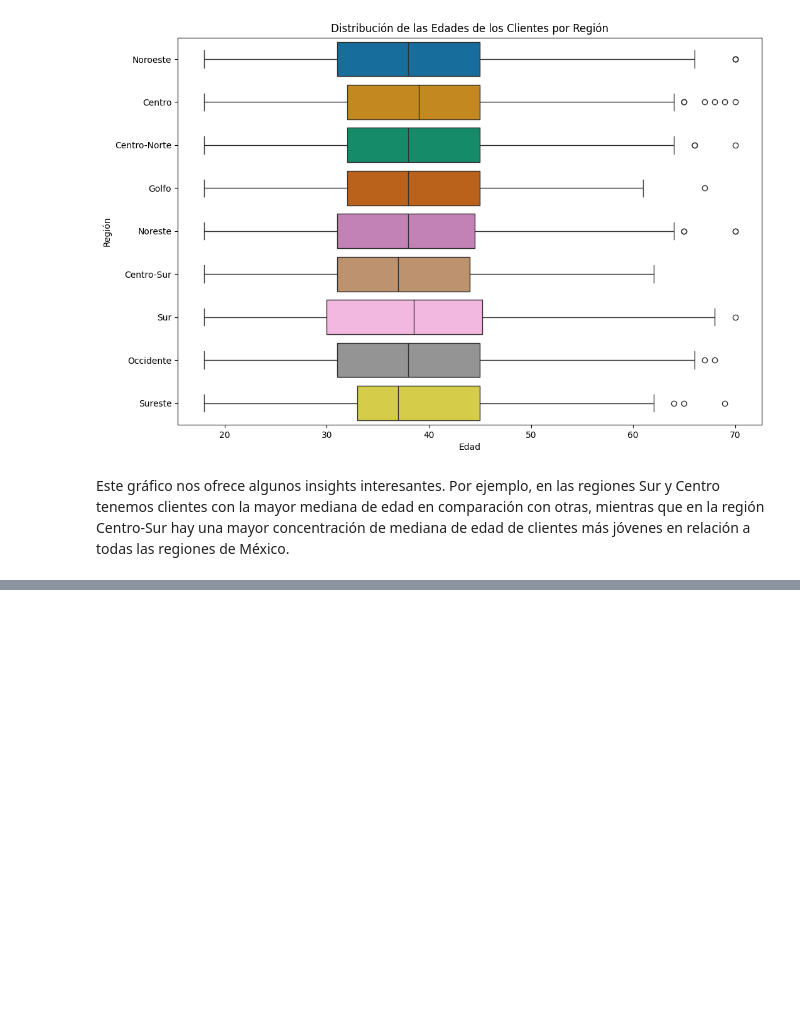
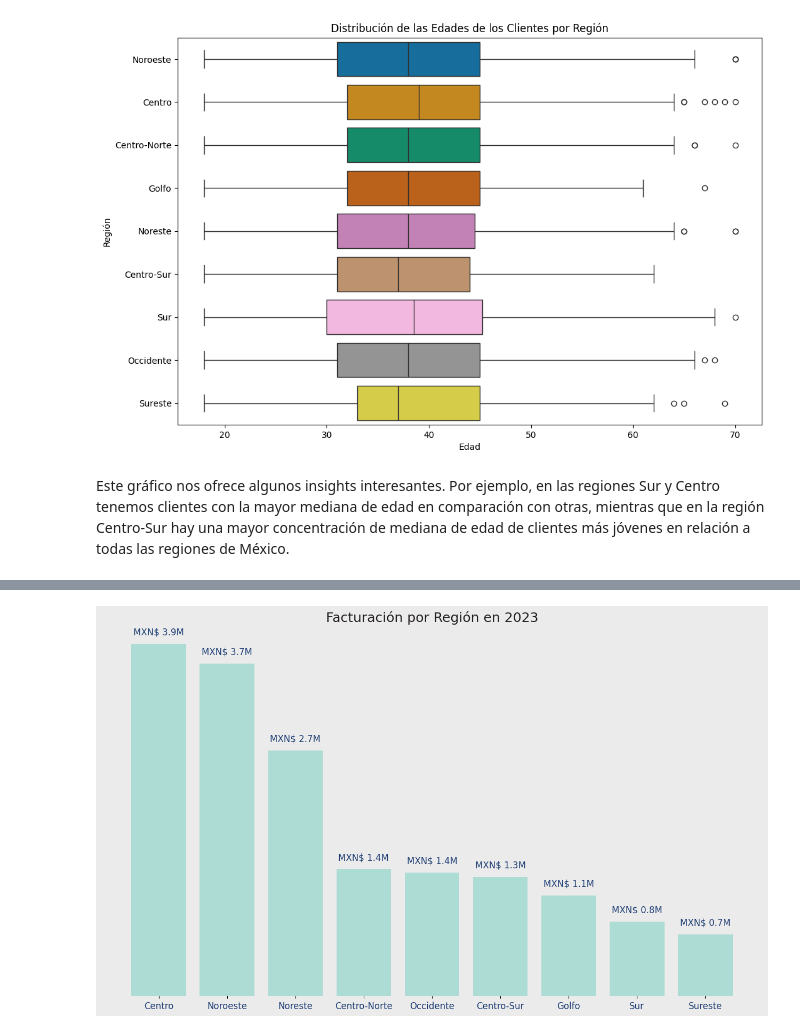
Before and after one commit to DaniGa-Mo/IA_Ciencia_de_Datos, a Jupyter notebook: Desafios_Zoop.ipynb, the cells around one changed output, grey strips where cells are left out. Saved outputs shown, nothing was run; the diff lists cells and outputs as text; code cells hidden in the pictures; blank space fills up the shorter version.

```diff
--- a/Desafios_Zoop.ipynb
+++ b/Desafios_Zoop.ipynb
@@ -213,0 +226,39 @@ Este gráfico nos ofrece algunos insights interesantes. Por ejemplo, en las regi
+# %%
+# ===============================
+# Paleta (hex)
+# ===============================
+ROJO_1, ROJO_2, ROJO_3 = "#e23155", "#cc2c4e", "#b32742"
+AZUL_1, AZUL_2, AZUL_3 = "#203f75", "#1c3867", "#19325b"
+BLANCO, GRIS_1, GRIS_2, GRIS_3, GRIS_4, GRIS_5 = (
+    "#ffffff", "#ebebeb", "#d9d9d9", "#cccccc", "#555655", "#231f20"
+)
+AQUA_1, AQUA_2, AQUA_3 = "#addcd4", "#9fccc5", "#96bfb9"
+# %%
+import matplotlib.pyplot as plt
+
+# Ejemplo de datos agrupados por región y suma de la facturación
+# facturacion_por_region = df.groupby('region')['facturacion'].sum().reset_index()
+
+# Ordenación de los datos para una mejor visualización (suponiendo que los datos ya estén preparados)
+# facturacion_por_region = facturacion_por_region.sort_values(by='facturacion', ascending=False)
+
+# Configuraciones generales de la figura
+plt.figure(figsize=(16, 9), facecolor=GRIS_1)
+plt.gca().set_facecolor(GRIS_1)  # Configuración del fondo del gráfico
+
+# Creación del gráfico de columnas
+plt.bar(facturacion_por_region['region'], facturacion_por_region['facturacion'] / 1e6, color=AQUA_1)
+plt.title('Facturación por Región en 2023', color=GRIS_5, fontsize=18)
+plt.yticks([])  # Eliminación de las etiquetas del eje y
+plt.ylabel('')  # Eliminación de la etiqueta del eje y
+plt.xticks(fontsize=12, color=AZUL_1)
+plt.box(False)  # Eliminación de los bordes del gráfico
+
+# Añade el total de la facturación encima de cada columna
+for index, value in enumerate(facturacion_por_region['facturacion']):
+    plt.text(index, value / 1e6 + 0.1, f'MXN$ {value / 1e6:.1f}M', color=AZUL_1, ha='center', fontsize=12)
+
+# Muestra el gráfico
+plt.show()
+# %% [output]
+[figure, added]
```
Also changed, not shown: parts of 10 cells of this notebook.
